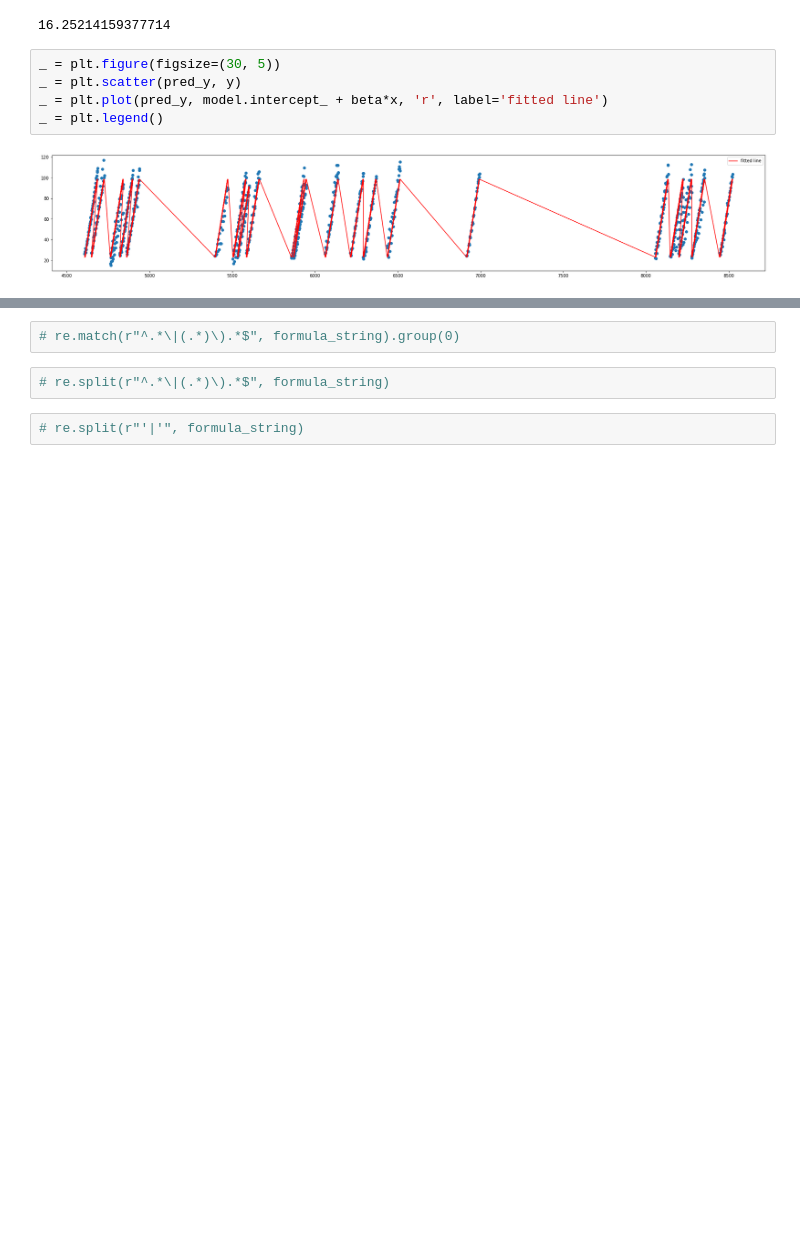
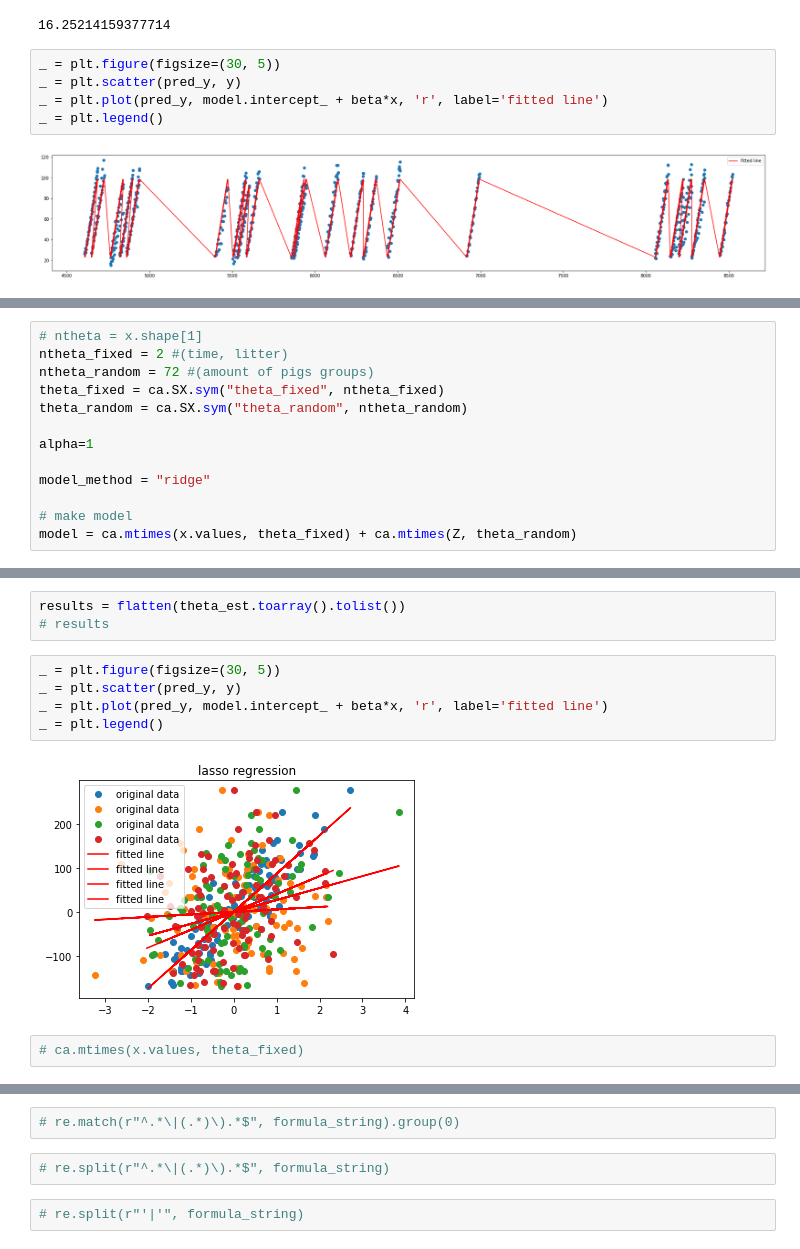
Before and after one commit to G-Licitra/hime, a Jupyter notebook: playground/linear_regression_methods.ipynb, the cells around one changed output, grey strips where cells are left out. Drawn from its saved outputs; the diff is of its cells as text; blank space fills up the shorter version.

```diff
--- a/playground/linear_regression_methods.ipynb
+++ b/playground/linear_regression_methods.ipynb
@@ -397,0 +532,13 @@ _ = plt.legend()
+# %%
+# ntheta = x.shape[1]
+ntheta_fixed = 2 #(time, litter)
+ntheta_random = 72 #(amount of pigs groups)
+theta_fixed = ca.SX.sym("theta_fixed", ntheta_fixed)
+theta_random = ca.SX.sym("theta_random", ntheta_random)
+
+alpha=1
+
+model_method = "ridge"
+
+# make model
+model = ca.mtimes(x.values, theta_fixed) + ca.mtimes(Z, theta_random)
@@ -397,0 +596,12 @@ _ = plt.legend()
+# %%
+results = flatten(theta_est.toarray().tolist())
+# results
+# %%
+_ = plt.figure(figsize=(30, 5))
+_ = plt.scatter(pred_y, y)
+_ = plt.plot(pred_y, model.intercept_ + beta*x, 'r', label='fitted line')
+_ = plt.legend()
+# %% [output]
+[figure, added]
+# %%
+# ca.mtimes(x.values, theta_fixed)
```
Also changed, not shown: parts of 23 cells of this notebook.
